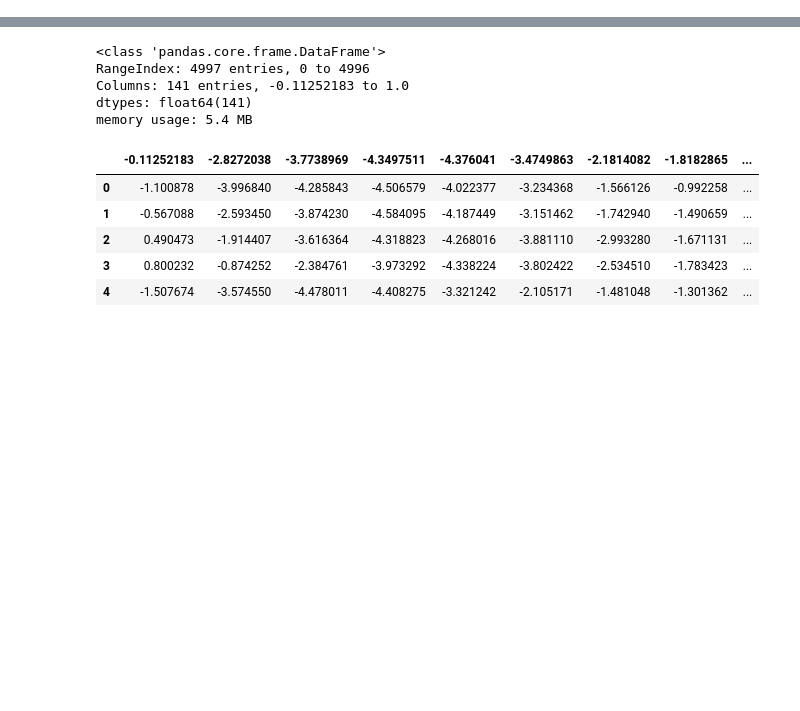
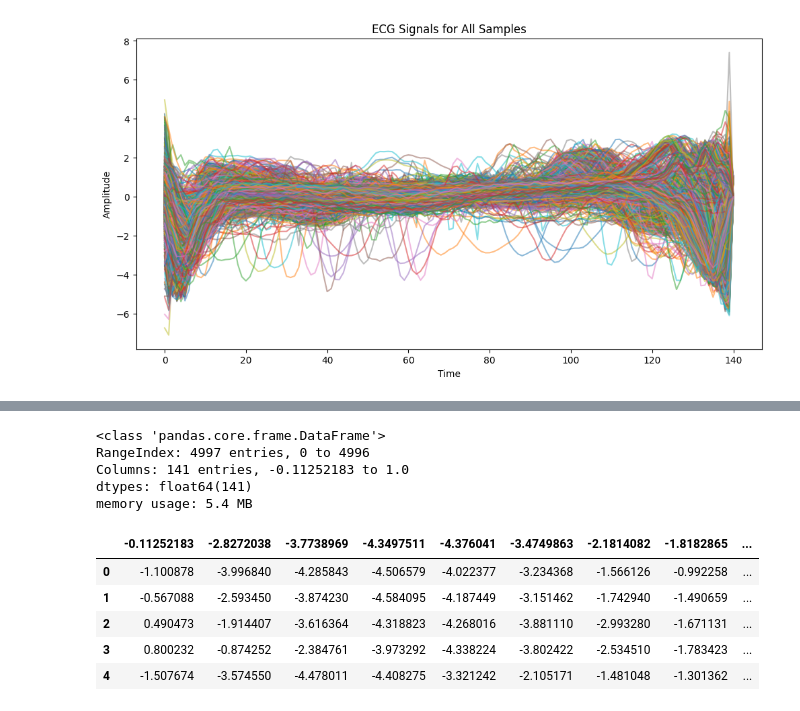
Before and after one commit to Limminsik/Signal-DQ, a Jupyter notebook: main.ipynb, the cells around one changed output, grey strips where cells are left out. Saved outputs shown, nothing was run; the diff lists cells and outputs as text; code cells hidden in the pictures; blank space fills up the shorter version.

Commit message:
Main.ipynb 수정사항
- ECG Data Visualiazation Code add
- Data Type 확인
4997개의 파형 데이터와 141 타임 포인트로 구성되어 있음.

각 4,997개의 파형 데이터를 각각 품질 평가 및 관리 수행 ?

-> 머신러닝 학습 해본 결과 정확도 99%
-> 정확한 모델의 튜닝 및 가설 설정 필요

```diff
--- a/main.ipynb
+++ b/main.ipynb
@@ -16,0 +36,14 @@ ecg_data = pd.read_csv('dataset\ECG dataset\ecg.csv')
+# %%
+# 모든 샘플 시각화
+plt.figure(figsize=(12, 6))
+
+for i in range(len(ecg_data)):
+    sample_data = ecg_data.iloc[i, :].values  # 마지막 열을 제외한 각 샘플 데이터
+    plt.plot(sample_data, alpha=0.5)  # 투명도를 조절하여 겹치는 부분을 시각적으로 구분
+
+plt.title('ECG Signals for All Samples')
+plt.xlabel('Time')
+plt.ylabel('Amplitude')
+plt.show()
+# %% [output]
+[figure, added]
```
Also changed, not shown: parts of 7 cells of this notebook.
